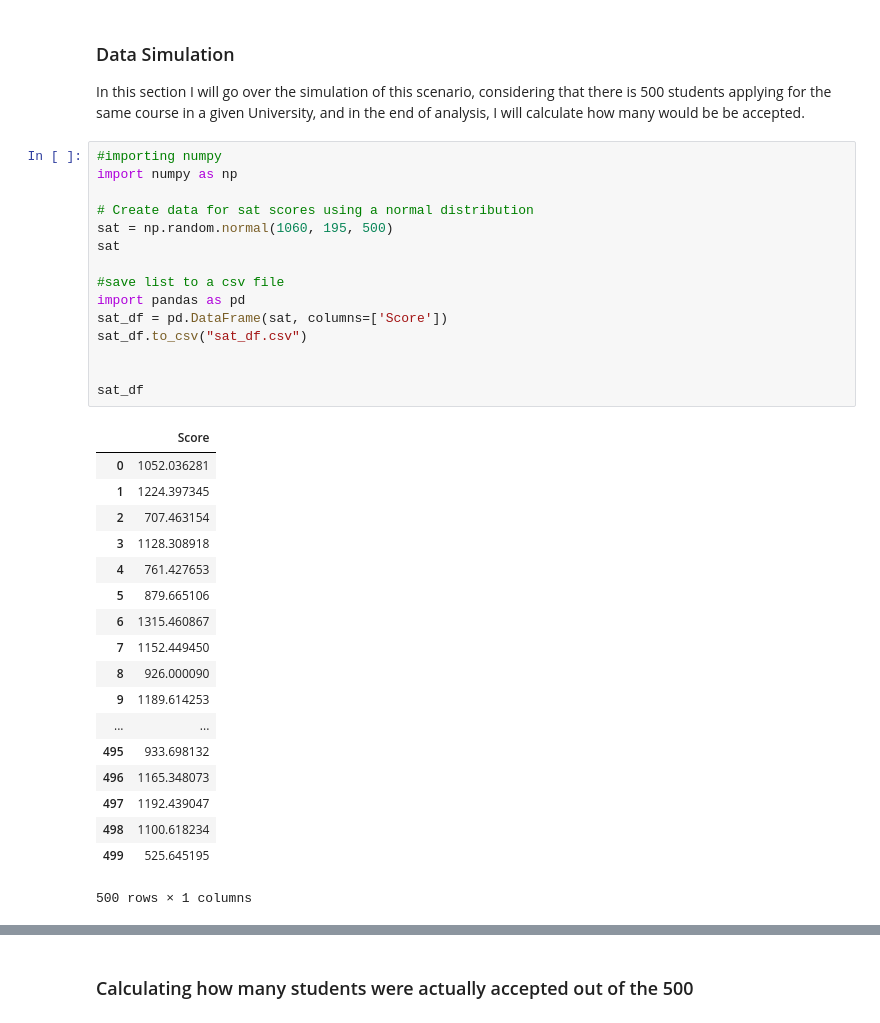
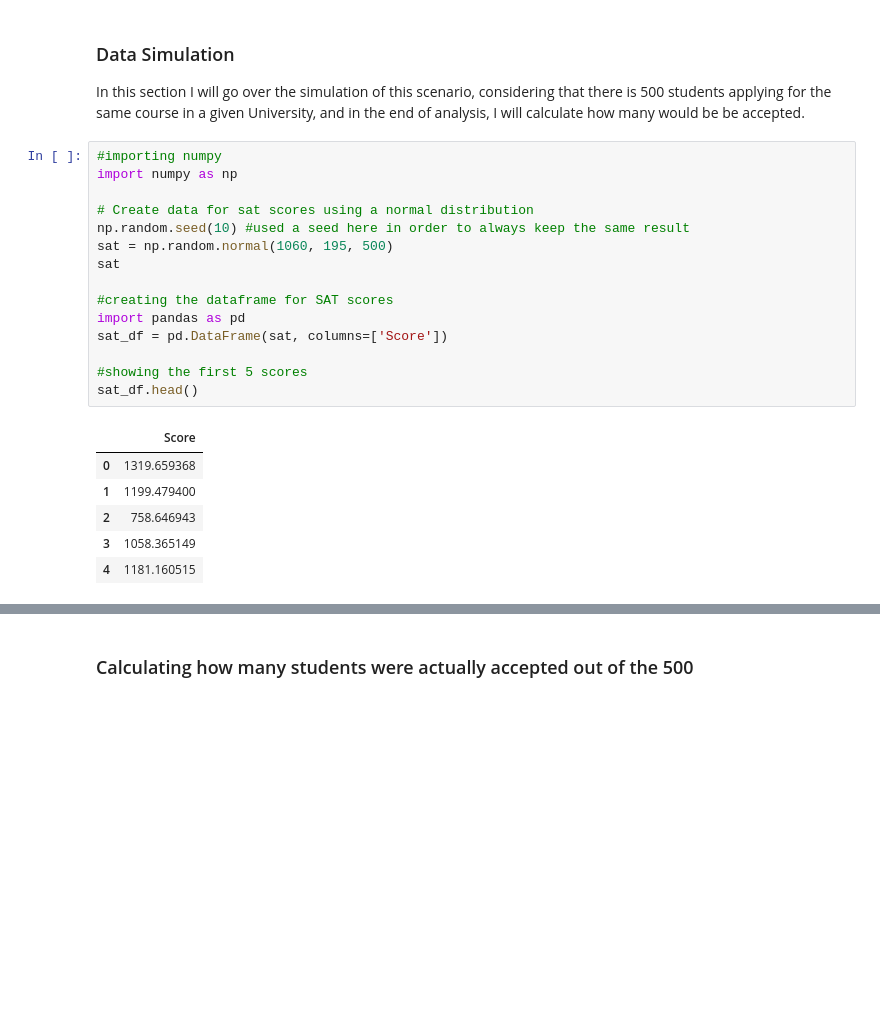
Before and after one commit to strokk/np-random-project, a Jupyter notebook: Numpy.random Project.ipynb, the cells around one changed output, grey strips where cells are left out. Drawn from its saved outputs; the diff is of its cells as text; blank space fills up the shorter version.

```diff
--- a/Numpy.random Project.ipynb
+++ b/Numpy.random Project.ipynb
@@ -65,37 +65,25 @@ In this section I will go over the simulation of this scenario, considering that
 # %%
 #importing numpy
 import numpy as np
 
 # Create data for sat scores using a normal distribution
+np.random.seed(10) #used a seed here in order to always keep the same result
 sat = np.random.normal(1060, 195, 500)
 sat
 
-#save list to a csv file
+#creating the dataframe for SAT scores
 import pandas as pd
 sat_df = pd.DataFrame(sat, columns=['Score'])
-sat_df.to_csv("sat_df.csv")
 
-
-sat_df
+#showing the first 5 scores
+sat_df.head()
 # %% [output]
 |  | Score |
-| 0 | 1052.036281 |
-| 1 | 1224.397345 |
-| 2 | 707.463154 |
-| 3 | 1128.308918 |
-| 4 | 761.427653 |
-| 5 | 879.665106 |
-| 6 | 1315.460867 |
-| 7 | 1152.449450 |
-| 8 | 926.000090 |
-| 9 | 1189.614253 |
-| ... | ... |
-| 495 | 933.698132 |
-| 496 | 1165.348073 |
-| 497 | 1192.439047 |
-| 498 | 1100.618234 |
-| 499 | 525.645195 |
+| 0 | 1319.659368 |
+| 1 | 1199.479400 |
+| 2 | 758.646943 |
+| 3 | 1058.365149 |
+| 4 | 1181.160515 |
-500 rows × 1 columns
 # %%
 # Create data for academic performance
 gpa = np.random.normal(3.0, 0.25, 500)
```
Also changed, not shown: parts of 11 cells of this notebook, 6 other files.
